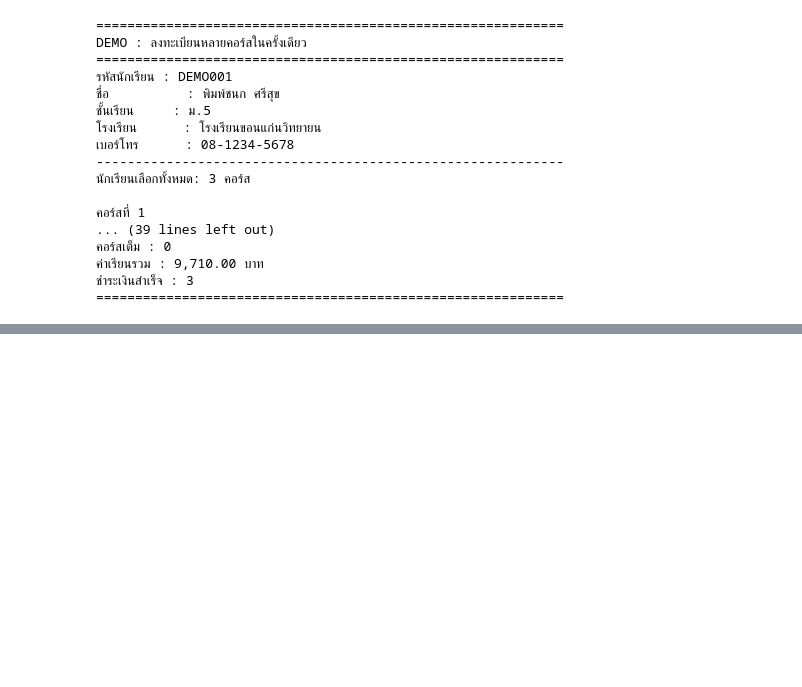
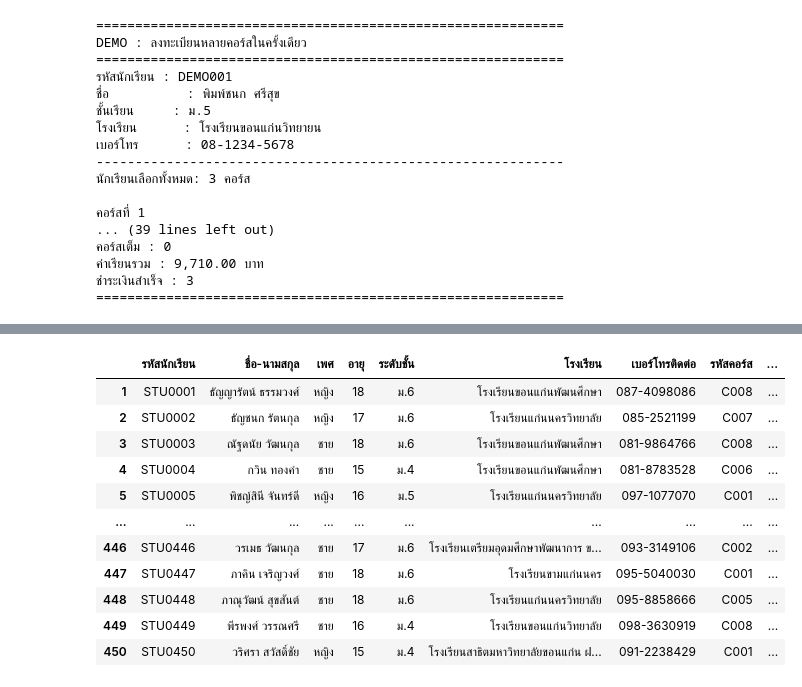
Before and after one commit to stylekkm051049-bit/Project, a Jupyter notebook: กลุ่ม11โรงเรียนกวดวิชา.ipynb, the cells around one changed output, grey strips where cells are left out. Cells and saved outputs as stored; diff of their text form; code cells hidden in the pictures; blank space fills up the shorter version.

```diff
--- a/กลุ่ม11โรงเรียนกวดวิชา.ipynb
+++ b/กลุ่ม11โรงเรียนกวดวิชา.ipynb
@@ -806,0 +809,85 @@ DEMO : ลงทะเบียนหลายคอร์สในครั้
+# %%
+import pandas as pd
+
+# สร้าง dictionary สำหรับค้นหาข้อมูลการชำระเงิน
+payment_dict = { p.enrollment.enrollment_id: p for p in payments}
+
+registration_data = []
+
+for e in enrollments:
+
+    # หาข้อมูลการชำระเงินของรายการนี้
+    payment = payment_dict.get(e.enrollment_id)
+
+    registration_data.append({
+
+        # ---------------- Student ----------------
+        "รหัสนักเรียน": e.student.student_id,
+        "ชื่อ-นามสกุล": e.student.name,
+        "เพศ": e.student.gender,
+        "อายุ": e.student.age,
+        "ระดับชั้น": e.student.grade,
+        "โรงเรียน": e.student.school,
+        "เบอร์โทรติดต่อ": e.student.phone,
+
+        # ---------------- Course ----------------
+        "รหัสคอร์ส": e.course.course_id,
+        "ชื่อคอร์ส": e.course.course_name,
+        "รายวิชา": e.course.subject,
+        "อาจารย์ผู้สอน": e.course.teacher,
+        "ราคา(บาท)": e.course.price,
+        "จำนวนรับสูงสุด": e.course.capacity,
+        "จำนวนผู้ลงทะเบียน": e.course.enrolled_count,
+        "ที่นั่งคงเหลือ": e.course.available_seats(),
+
+        # ---------------- Enrollment ----------------
+        "รหัสการลงทะเบียน": e.enrollment_id,
+        "วันที่ลงทะเบียน": e.enroll_date,
+        "ส่วนลด": e.discount_rate,
+
+        # ใช้ total_tuition ตามที่คุณใช้ใน Demo
+        "ยอดชำระสุทธิ (บาท)": e.total_tuition,
+
+        "สถานะการลงทะเบียน": e.status,
+
+        # ---------------- Payment ----------------
+        "รหัสการชำระเงิน":
+            payment.payment_id if payment else None,
+
+        "จำนวนเงินที่ชำระ(บาท)":
+            payment.amount if payment else None,
+
+        "ช่องทางการชำระเงิน":
+            payment.method if payment else None,
+
+        "วันที่ชำระเงิน":
+            payment.payment_date if payment else None,
+
+        "สถานะการชำระเงิน":
+            payment.status if payment else None })
+
+
+# สร้าง DataFrame
+registration_df = pd.DataFrame(registration_data)
+
+# เริ่มเลขแถวที่ 1
+registration_df.index = range( 1, len(registration_df) + 1)
+
+# แสดงข้อมูล 450 รายการ
+display(registration_df.head(450))
+
+# ตรวจสอบจำนวน
+print("จำนวนรายการทั้งหมด:", len(registration_df))
+# %% [output]
+|  | รหัสนักเรียน | ชื่อ-นามสกุล | เพศ | อายุ | ระดับชั้น | โรงเรียน | เบอร์โทรติดต่อ | รหัสคอร์ส | ... |
+| 1 | STU0001 | ธัญญารัตน์ ธรรมวงศ์ | หญิง | 18 | ม.6 | โรงเรียนขอนแก่นพัฒนศึกษา | 087-4098086 | C008 | ... |
+| 2 | STU0002 | ธัญชนก รัตนกุล | หญิง | 17 | ม.6 | โรงเรียนแก่นนครวิทยาลัย | 085-2521199 | C007 | ... |
+| 3 | STU0003 | ณัฐดนัย วัฒนกุล | ชาย | 18 | ม.6 | โรงเรียนขอนแก่นพัฒนศึกษา | 081-9864766 | C008 | ... |
+| 4 | STU0004 | กวิน ทองคำ | ชาย | 15 | ม.4 | โรงเรียนขอนแก่นพัฒนศึกษา | 081-8783528 | C006 | ... |
+| 5 | STU0005 | พิชญ์สินี จันทร์ดี | หญิง | 16 | ม.5 | โรงเรียนแก่นนครวิทยาลัย | 097-1077070 | C001 | ... |
+| ... | ... | ... | ... | ... | ... | ... | ... | ... | ... |
+| 446 | STU0446 | วรเมธ วัฒนกุล | ชาย | 17 | ม.6 | โรงเรียนเตรียมอุดมศึกษาพัฒนาการ ข... | 093-3149106 | C002 | ... |
+| 447 | STU0447 | ภาคิน เจริญวงศ์ | ชาย | 18 | ม.6 | โรงเรียนขามแก่นนคร | 095-5040030 | C001 | ... |
+| 448 | STU0448 | ภาณุวัฒน์ สุขสันต์ | ชาย | 18 | ม.6 | โรงเรียนแก่นนครวิทยาลัย | 095-8858666 | C005 | ... |
+| 449 | STU0449 | พีรพงศ์ วรรณศรี | ชาย | 16 | ม.4 | โรงเรียนขอนแก่นวิทยาลัย | 098-3630919 | C008 | ... |
+| 450 | STU0450 | วริศรา สวัสดิ์ชัย | หญิง | 15 | ม.4 | โรงเรียนสาธิตมหาวิทยาลัยขอนแก่น ฝ... | 091-2238429 | C001 | ... |
```
Also changed, not shown: parts of 13 cells of this notebook.
